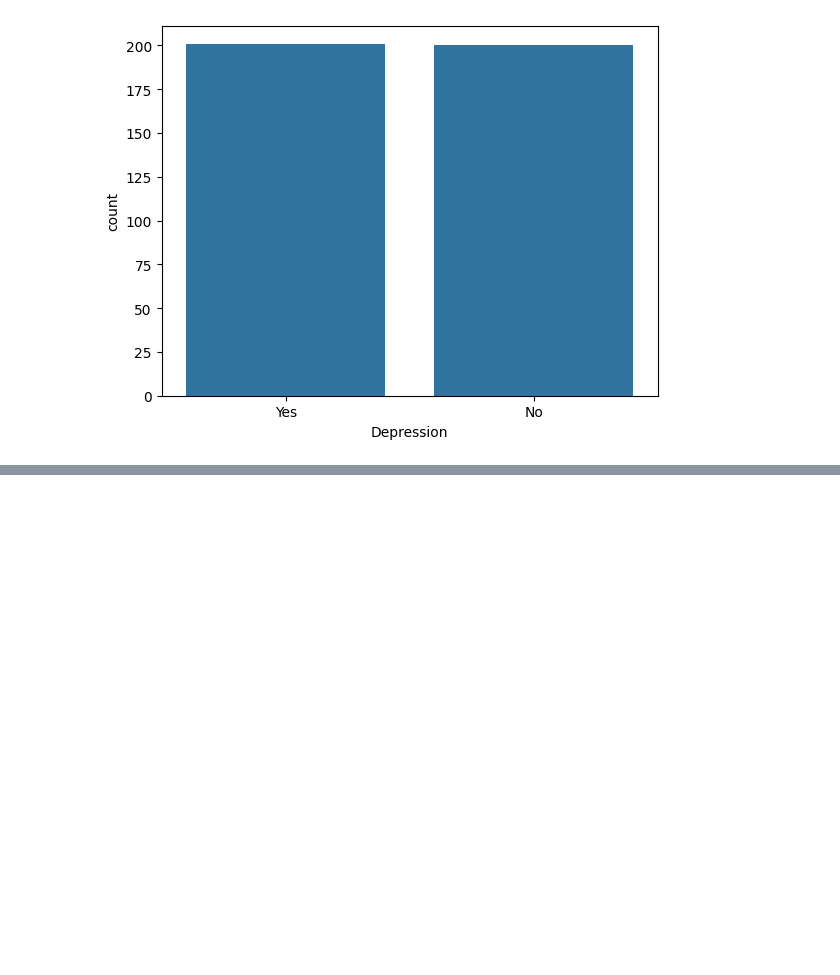
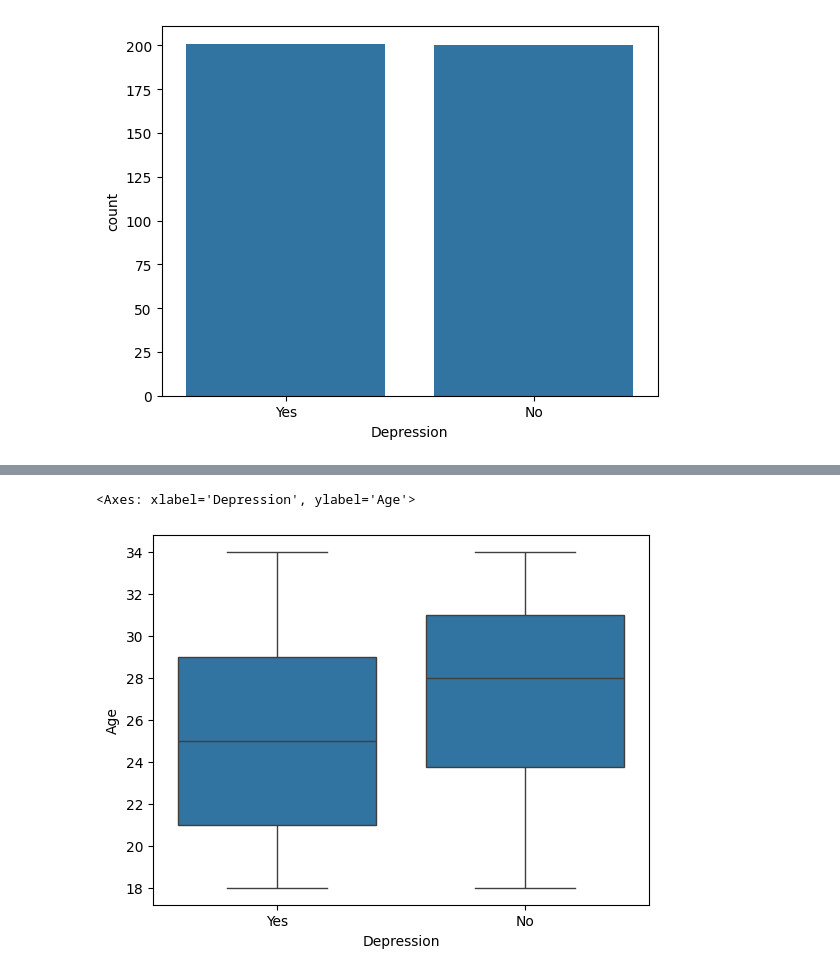
Before and after one commit to ka1817/Kaggle-Mental-Health-Prediction-Challenge, a Jupyter notebook: eda/experiments.ipynb, the cells around one changed output, grey strips where cells are left out. Saved outputs shown, nothing was run; the diff lists cells and outputs as text; code cells hidden in the pictures; blank space fills up the shorter version.

```diff
--- a/eda/experiments.ipynb
+++ b/eda/experiments.ipynb
@@ -280,0 +341,5 @@ sns.countplot(x=df_train['Depression'])
+# %%
+sns.boxplot(x=df_train['Depression'],y=df_train['Age'])
+# %% [output]
+<Axes: xlabel='Depression', ylabel='Age'>
+[figure, added]
```
Also changed, not shown: parts of 90 cells of this notebook, 38 other files.
